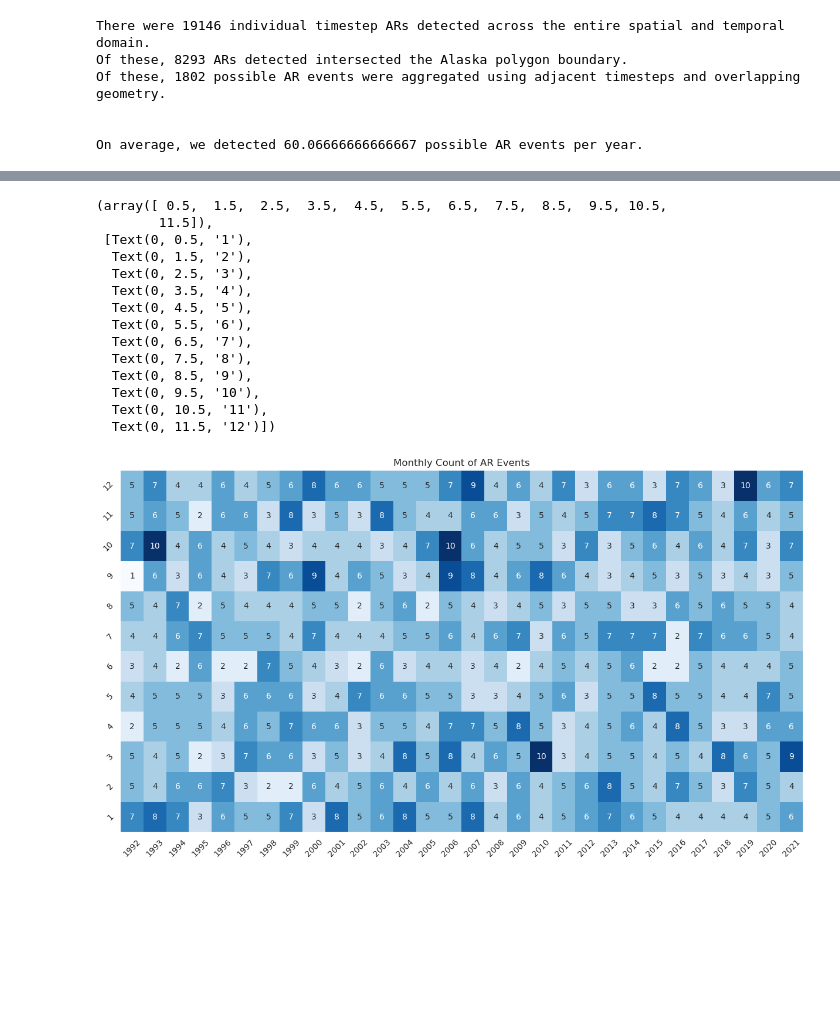
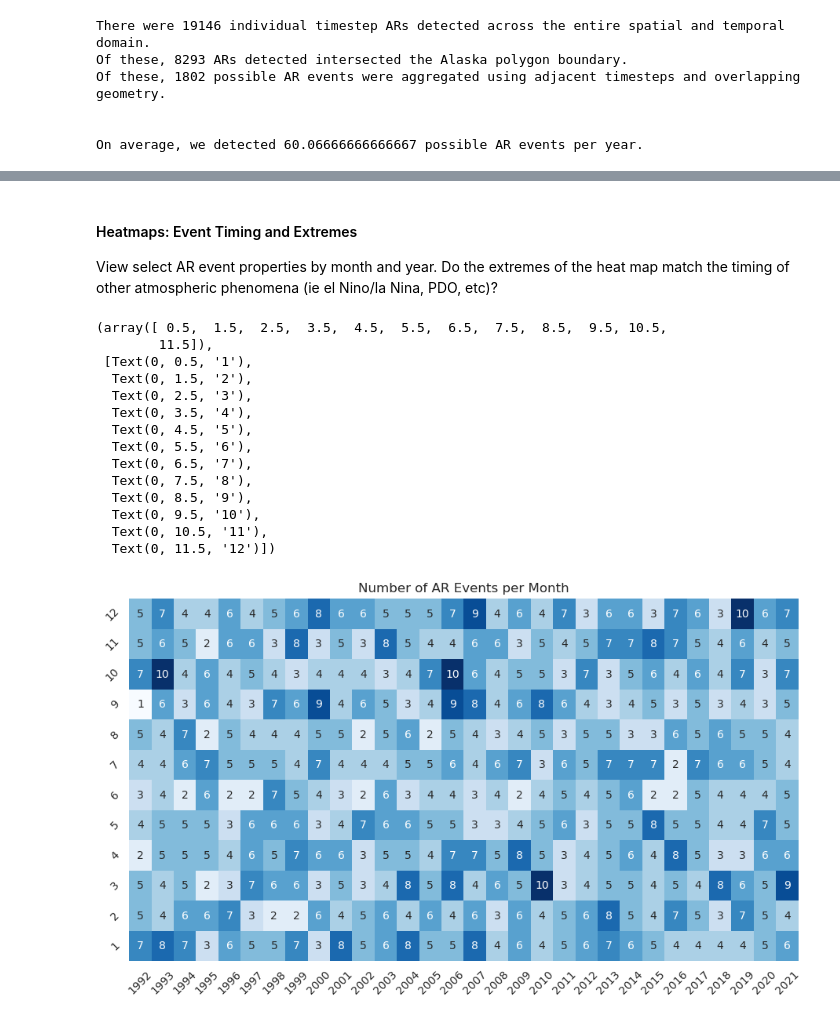
Before and after one commit to ua-snap/ar_avalanche, a Jupyter notebook: AR_QC.ipynb, the cells around one changed output, grey strips where cells are left out. Drawn from its saved outputs; the diff is of its cells as text; code cells hidden in the pictures; blank space fills up the shorter version.

```diff
--- a/AR_QC.ipynb
+++ b/AR_QC.ipynb
@@ -184,29 +205,33 @@ Text(0.5, 1.01, 'Pairplot of Select Landfall AR Properties')
+# %% [markdown]
+#### Heatmaps: Event Timing and Extremes
+
+View select AR event properties by month and year. Do the extremes of the heat map match the timing of other atmospheric phenomena (ie el Nino/la Nina, PDO, etc)?
 # %%
 gdf["Year"] = gdf.start.apply(lambda x: x.year)
 gdf["Month"] = gdf.end.apply(lambda x: x.month)
-pt = gdf.pivot_table(index="Month",columns="Year",values="index", aggfunc="count").fillna(0)
+pt = gdf.pivot_table(index="Month",columns="Year",values="event_id", aggfunc="count").fillna(0)
 
-fig, ax = plt.subplots(figsize=(15, 8))
+fig, ax = plt.subplots(figsize=(11, 6))
 sns.heatmap(pt, annot=True, ax=ax, cmap='Blues', cbar=False)
 
 ax.invert_yaxis()
-ax.set_title('Monthly Count of AR Events')
+ax.set_title('Number of AR Events per Month')
 ax.set(xlabel=None, ylabel=None)
 plt.xticks(rotation=45)
 plt.yticks(rotation=45)
 # %% [output]
 (array([ 0.5,  1.5,  2.5,  3.5,  4.5,  5.5,  6.5,  7.5,  8.5,  9.5, 10.5,
         11.5]),
  [Text(0, 0.5, '1'),
   Text(0, 1.5, '2'),
   Text(0, 2.5, '3'),
   Text(0, 3.5, '4'),
   Text(0, 4.5, '5'),
   Text(0, 5.5, '6'),
   Text(0, 6.5, '7'),
   Text(0, 7.5, '8'),
   Text(0, 8.5, '9'),
   Text(0, 9.5, '10'),
   Text(0, 10.5, '11'),
   Text(0, 11.5, '12')])
-[figure, old version]
+[figure, new version]
```
Also changed, not shown: parts of 19 cells of this notebook.
